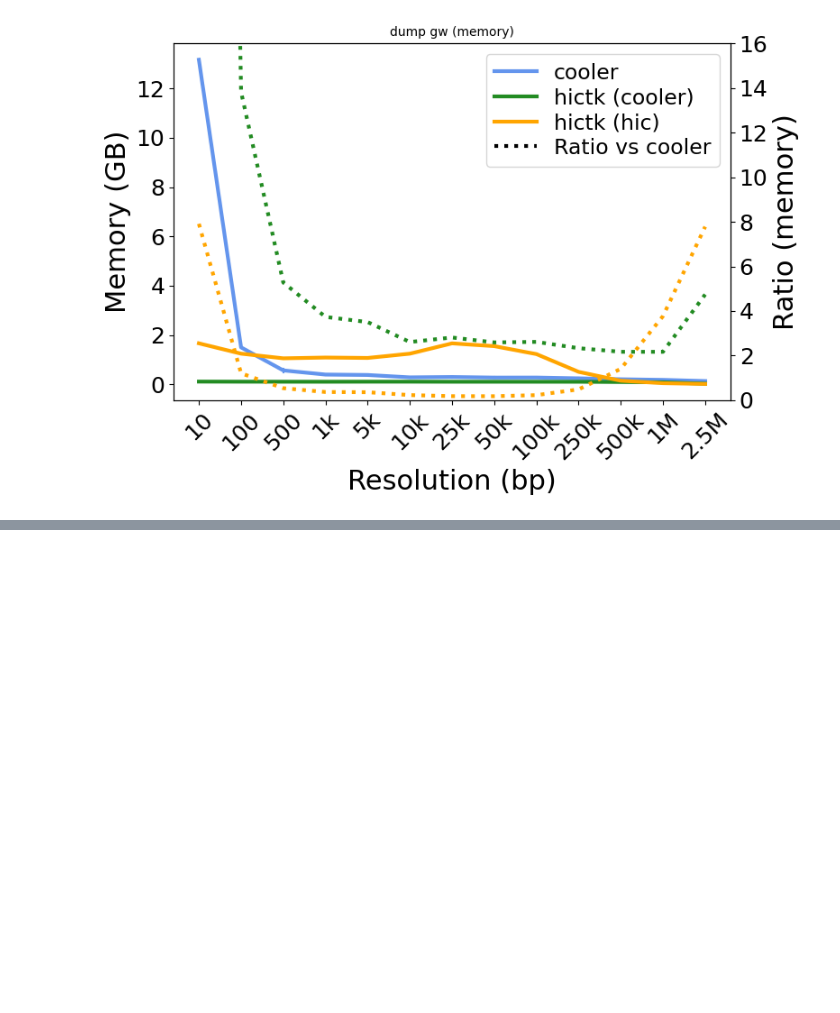
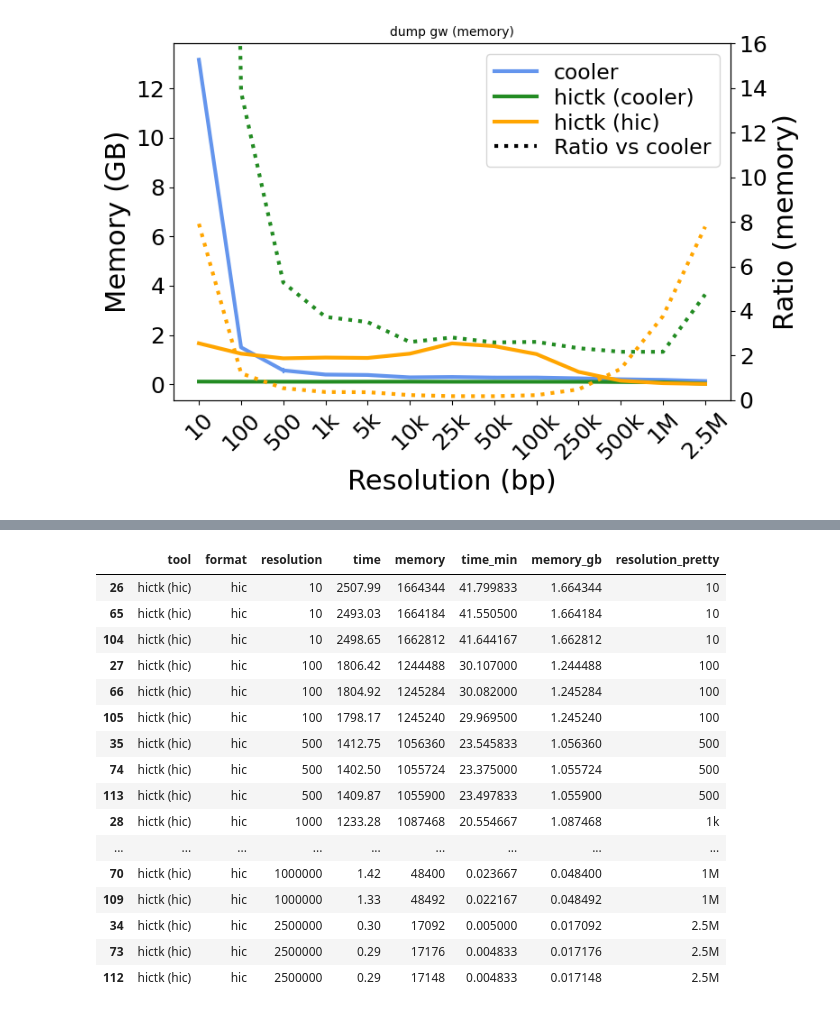
Before and after one commit to paulsengroup/2023-hictk-paper, a Jupyter notebook: bin/plotting/plot_dump_gw_benchmarks.ipynb, the cells around one changed output, grey strips where cells are left out. Cells and saved outputs as stored; diff of their text form; code cells hidden in the pictures; blank space fills up the shorter version.

```diff
--- a/bin/plotting/plot_dump_gw_benchmarks.ipynb
+++ b/bin/plotting/plot_dump_gw_benchmarks.ipynb
@@ -206,0 +227,20 @@ fig.savefig("/tmp/dump_gw_memory.svg")
+# %%
+df[df["tool"] == "hictk (hic)"]
+# %% [output]
+|  | tool | format | resolution | time | memory | time_min | memory_gb | resolution_pretty |
+| 26 | hictk (hic) | hic | 10 | 2507.99 | 1664344 | 41.799833 | 1.664344 | 10 |
+| 65 | hictk (hic) | hic | 10 | 2493.03 | 1664184 | 41.550500 | 1.664184 | 10 |
+| 104 | hictk (hic) | hic | 10 | 2498.65 | 1662812 | 41.644167 | 1.662812 | 10 |
+| 27 | hictk (hic) | hic | 100 | 1806.42 | 1244488 | 30.107000 | 1.244488 | 100 |
+| 66 | hictk (hic) | hic | 100 | 1804.92 | 1245284 | 30.082000 | 1.245284 | 100 |
+| 105 | hictk (hic) | hic | 100 | 1798.17 | 1245240 | 29.969500 | 1.245240 | 100 |
+| 35 | hictk (hic) | hic | 500 | 1412.75 | 1056360 | 23.545833 | 1.056360 | 500 |
+| 74 | hictk (hic) | hic | 500 | 1402.50 | 1055724 | 23.375000 | 1.055724 | 500 |
+| 113 | hictk (hic) | hic | 500 | 1409.87 | 1055900 | 23.497833 | 1.055900 | 500 |
+| 28 | hictk (hic) | hic | 1000 | 1233.28 | 1087468 | 20.554667 | 1.087468 | 1k |
+| ... | ... | ... | ... | ... | ... | ... | ... | ... |
+| 70 | hictk (hic) | hic | 1000000 | 1.42 | 48400 | 0.023667 | 0.048400 | 1M |
+| 109 | hictk (hic) | hic | 1000000 | 1.33 | 48492 | 0.022167 | 0.048492 | 1M |
+| 34 | hictk (hic) | hic | 2500000 | 0.30 | 17092 | 0.005000 | 0.017092 | 2.5M |
+| 73 | hictk (hic) | hic | 2500000 | 0.29 | 17176 | 0.004833 | 0.017176 | 2.5M |
+| 112 | hictk (hic) | hic | 2500000 | 0.29 | 17148 | 0.004833 | 0.017148 | 2.5M |
```
Also changed, not shown: parts of 1 cell of this notebook, 7 other files.
